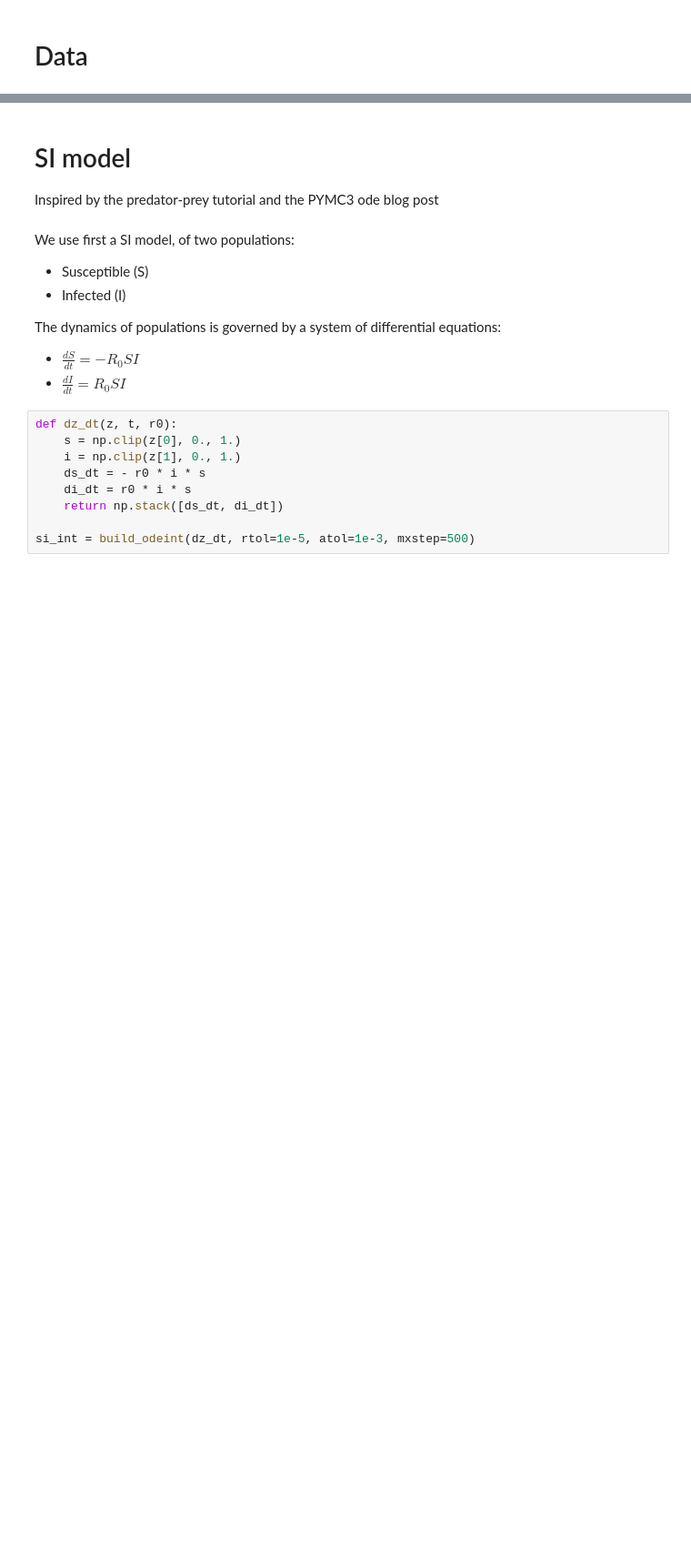
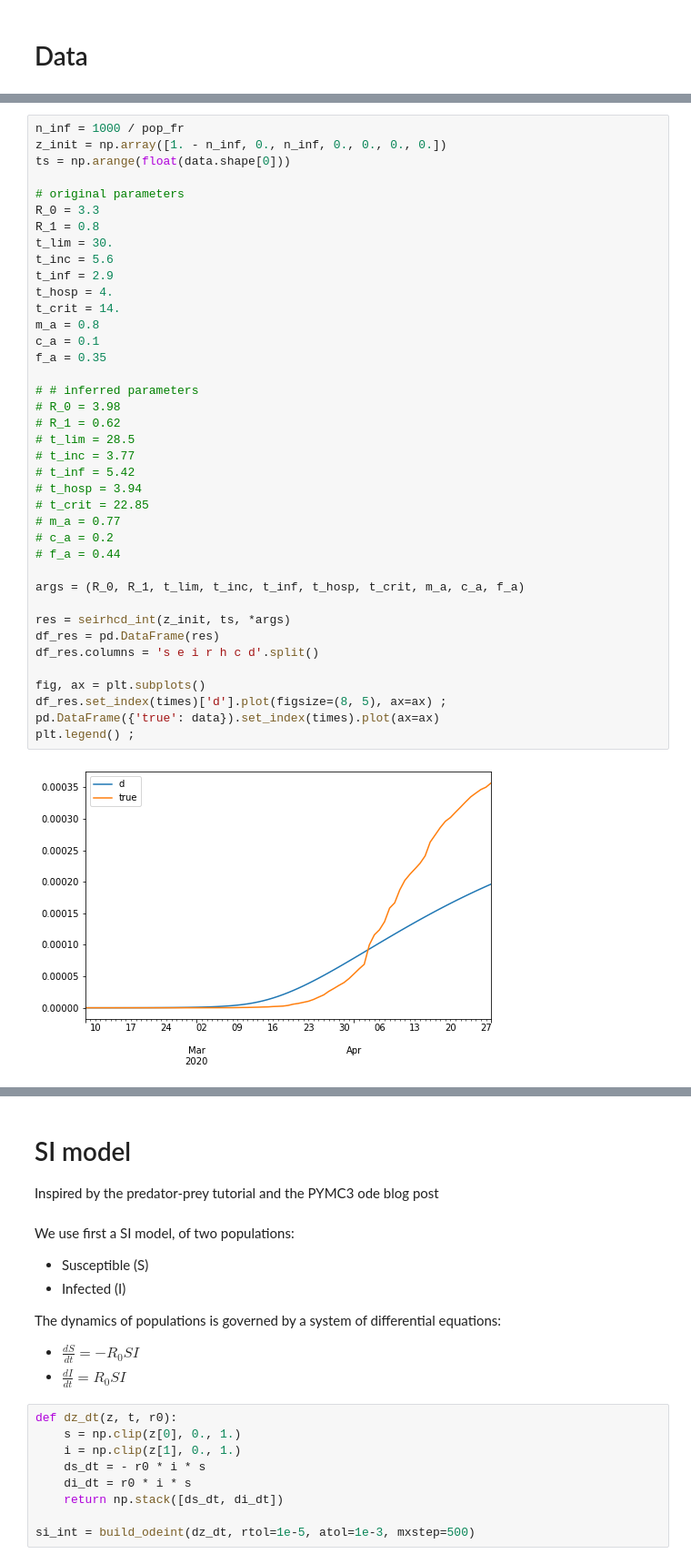
Before and after one commit to horaceg/uncover, a Jupyter notebook: working/seir_numpyro.ipynb, the cells around one changed output, grey strips where cells are left out. Shown at 91% size. Cells and saved outputs as stored; diff of their text form; blank space fills up the shorter version.

```diff
--- a/working/seir_numpyro.ipynb
+++ b/working/seir_numpyro.ipynb
@@ -39,0 +98,41 @@ times = subset.loc[ix[:, 'total_cases']].replace(0, np.nan).dropna().index
+# %%
+n_inf = 1000 / pop_fr
+z_init = np.array([1. - n_inf, 0., n_inf, 0., 0., 0., 0.])
+ts = np.arange(float(data.shape[0]))
+
+# original parameters
+R_0 = 3.3
+R_1 = 0.8
+t_lim = 30.
+t_inc = 5.6
+t_inf = 2.9
+t_hosp = 4.
+t_crit = 14.
+m_a = 0.8
+c_a = 0.1
+f_a = 0.35
+
+# # inferred parameters
+# R_0 = 3.98
+# R_1 = 0.62
+# t_lim = 28.5
+# t_inc = 3.77
+# t_inf = 5.42
+# t_hosp = 3.94
+# t_crit = 22.85
+# m_a = 0.77
+# c_a = 0.2
+# f_a = 0.44
+
+args = (R_0, R_1, t_lim, t_inc, t_inf, t_hosp, t_crit, m_a, c_a, f_a)
+
+res = seirhcd_int(z_init, ts, *args)
+df_res = pd.DataFrame(res)
+df_res.columns = 's e i r h c d'.split()
+
+fig, ax = plt.subplots()
+df_res.set_index(times)['d'].plot(figsize=(8, 5), ax=ax) ;
+pd.DataFrame({'true': data}).set_index(times).plot(ax=ax)
+plt.legend() ;
+# %% [output]
+[figure, added]
```
Also changed, not shown: parts of 20 cells of this notebook.
